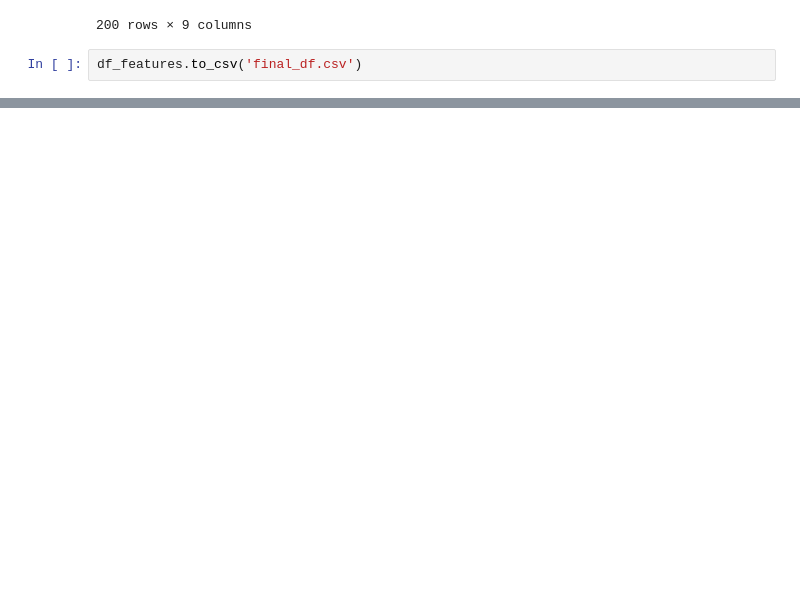
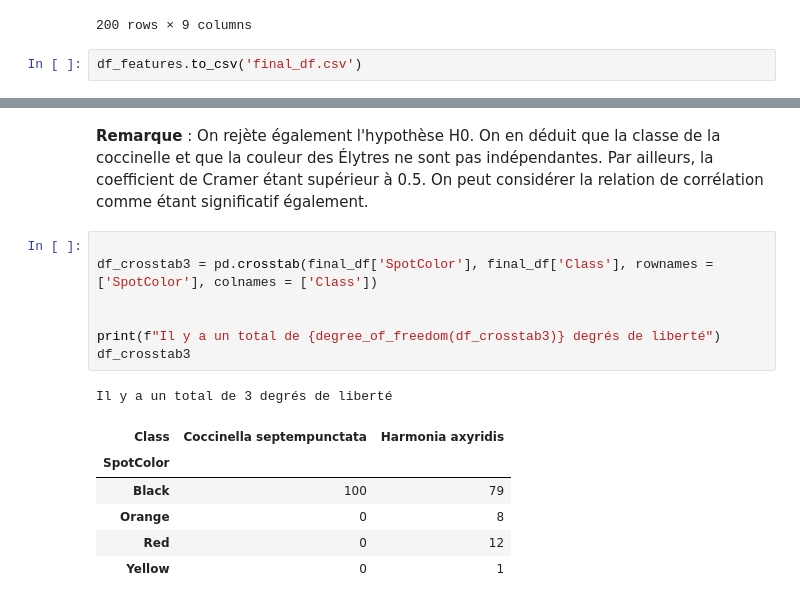
Before and after one commit to PuchToTalk/Ladybug_project, a Jupyter notebook: Project.ipynb, the cells around one changed output, grey strips where cells are left out. Saved outputs shown, nothing was run; the diff lists cells and outputs as text; blank space fills up the shorter version.

```diff
--- a/Project.ipynb
+++ b/Project.ipynb
@@ -508,0 +675,17 @@ df_features.to_csv('final_df.csv')
+# %% [markdown]
+__Remarque__ : On rejète également l'hypothèse H0. On en déduit que la classe de la coccinelle et que la couleur des Élytres ne sont pas indépendantes. Par ailleurs, la coefficient de Cramer étant supérieur à 0.5. On peut considérer la relation de corrélation comme étant significatif également.
+# %%
+
+df_crosstab3 = pd.crosstab(final_df['SpotColor'], final_df['Class'], rownames = ['SpotColor'], colnames = ['Class'])
+
+
+print(f"Il y a un total de {degree_of_freedom(df_crosstab3)} degrés de liberté")
+df_crosstab3
+# %% [output]
+Il y a un total de 3 degrés de liberté
+| Class | Coccinella septempunctata | Harmonia axyridis |
+| SpotColor |  |  |
+| Black | 100 | 79 |
+| Orange | 0 | 8 |
+| Red | 0 | 12 |
+| Yellow | 0 | 1 |
```
Also changed, not shown: parts of 39 cells of this notebook.
